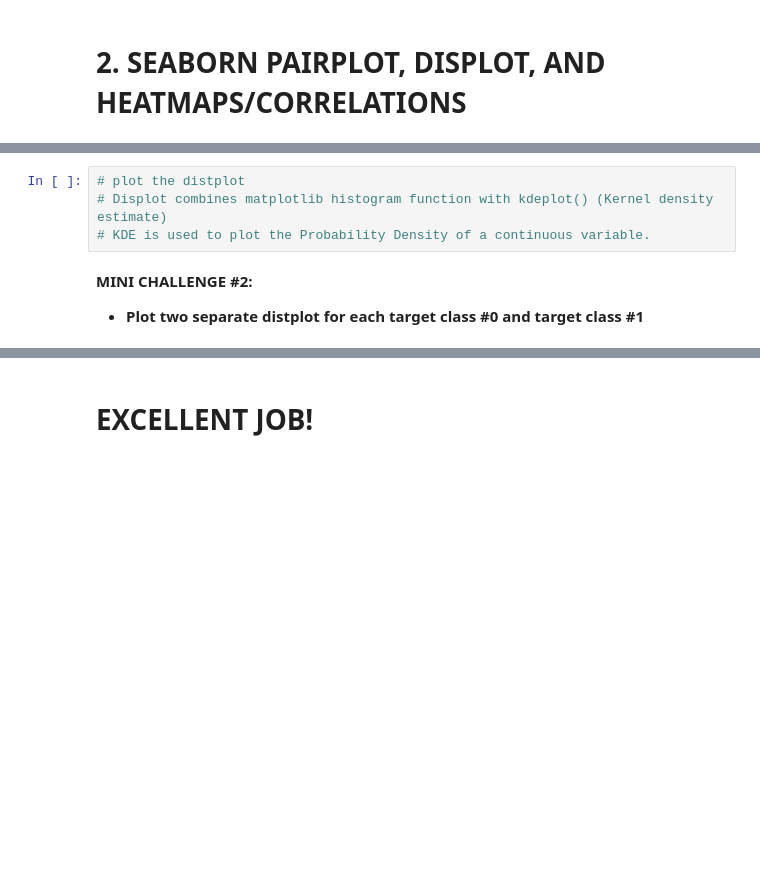
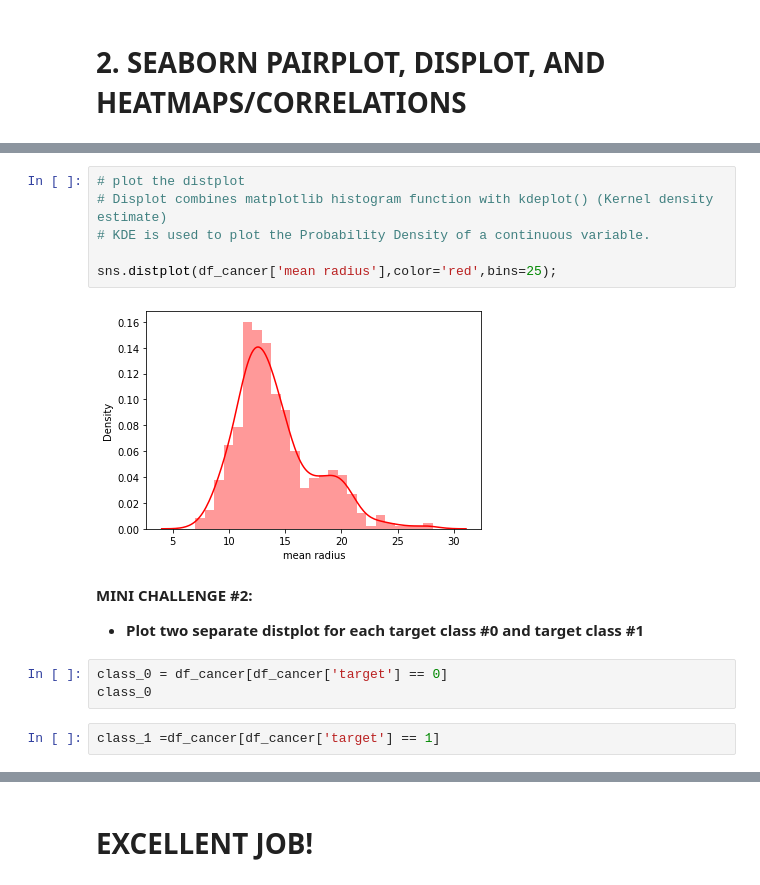
Before and after one commit to SangeetaChatterjee/Python_Stockmarket_Profile, a Jupyter notebook: 10_Python_101_Data_Visualization_with_Seaborn_Skeleton.ipynb, the cells around one changed output, grey strips where cells are left out. Cells and saved outputs as stored; diff of their text form; blank space fills up the shorter version.

```diff
--- a/10_Python_101_Data_Visualization_with_Seaborn_Skeleton.ipynb
+++ b/10_Python_101_Data_Visualization_with_Seaborn_Skeleton.ipynb
@@ -95,7 +108,16 @@ sns.scatterplot(x='mean radius' , y='mean area', hue='target', data=df_cancer);
 # %%
 # plot the distplot
 # Displot combines matplotlib histogram function with kdeplot() (Kernel density estimate)
 # KDE is used to plot the Probability Density of a continuous variable.
+
+sns.distplot(df_cancer['mean radius'],color='red',bins=25);
+# %% [output]
+[figure, added]
 # %% [markdown]
 **MINI CHALLENGE #2:**
 - **Plot two separate distplot for each target class #0 and target class #1**
+# %%
+class_0 = df_cancer[df_cancer['target'] == 0]
+class_0
+# %%
+class_1 =df_cancer[df_cancer['target'] == 1]
```
Also changed, not shown: parts of 6 cells of this notebook.
